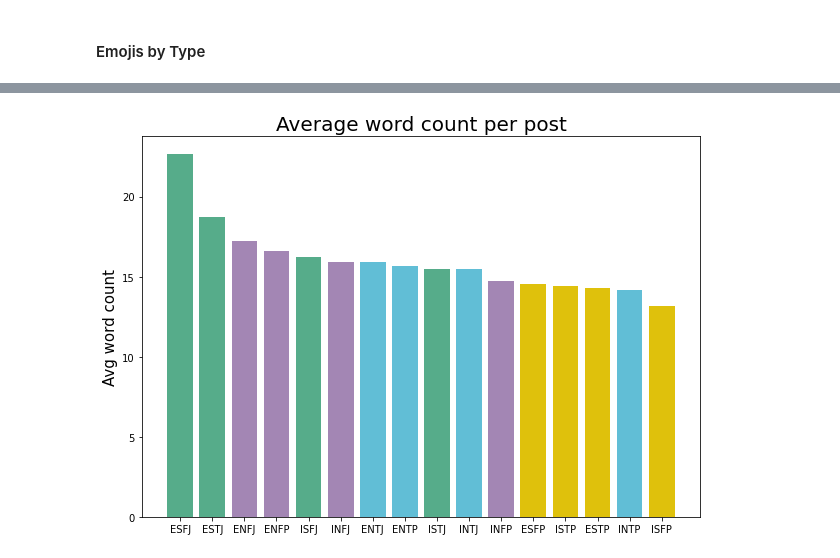
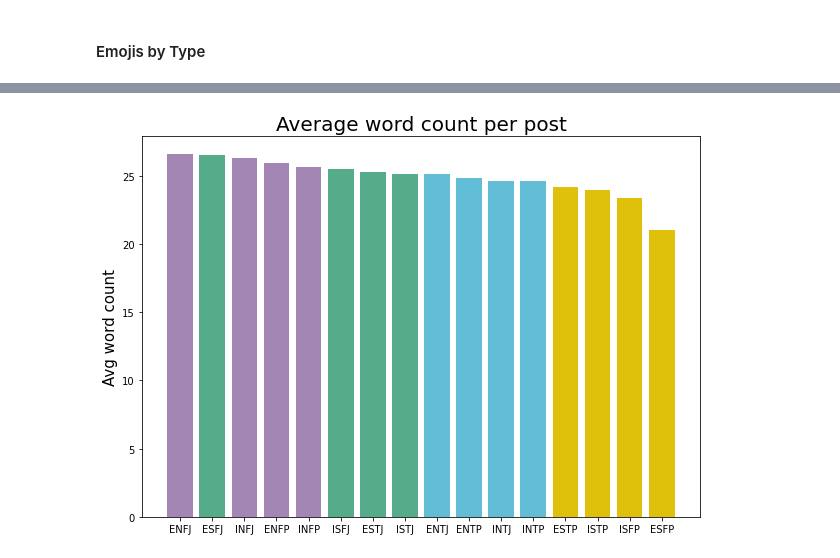
Before and after one commit to esharma3/myers-briggs-personality-prediction, a Jupyter notebook: final_notebooks/04_visualizations.ipynb, the cells around one changed output, grey strips where cells are left out. Drawn from its saved outputs; the diff is of its cells as text; code cells hidden in the pictures.

Commit message:
Final clean & formatted code. Fixes #4.

```diff
--- a/final_notebooks/04_visualizations.ipynb
+++ b/final_notebooks/04_visualizations.ipynb
@@ -76,7 +74,7 @@ colors_d = {
 [interactive output not drawn]
 # %%
 # reading the dataset from step 3
-personality_data = pd.read_csv("../individual_work/data_ekta/clean_data_3.csv")
+personality_data = pd.read_csv(os.path.join("..", "data", "clean_data_3.csv"))
 # %% [output]
 [interactive output not drawn]
 # %% [markdown]
@@ -201,14 +199,18 @@ plt.show()
 [interactive output not drawn]
 # %%
-avg_words_type = personality_data.groupby('type').agg({'word_count':'mean'}).sort_values('word_count',ascending=False)
+avg_words_type = (
+    personality_data.groupby("type")
+    .agg({"word_count": "mean"})
+    .sort_values("word_count", ascending=False)
+)
 colors = {x: colors_d[x] for x in avg_words_type.index.tolist()}
-plt.figure(figsize=(10,7))
+plt.figure(figsize=(10, 7))
 plt.title("Average word count per post", fontsize=20)
 plt.ylabel("Avg word count", fontsize=15)
-plt.bar(avg_words_type.index,avg_words_type['word_count'], color=list(colors.values()))
-plt.savefig(os.path.join(img_path,"avg_words.png"))
+plt.bar(avg_words_type.index, avg_words_type["word_count"], color=list(colors.values()))
+plt.savefig(os.path.join(img_path, "avg_words.png"))
 plt.show()
 # %% [output]
-[figure, old version]
+[figure, new version]
 [interactive output not drawn]
 # %%
```
Also changed, not shown: parts of 9 cells of this notebook.
